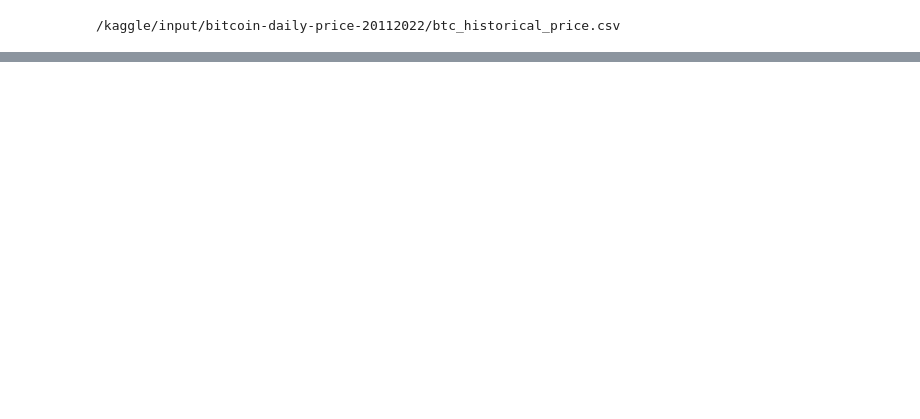
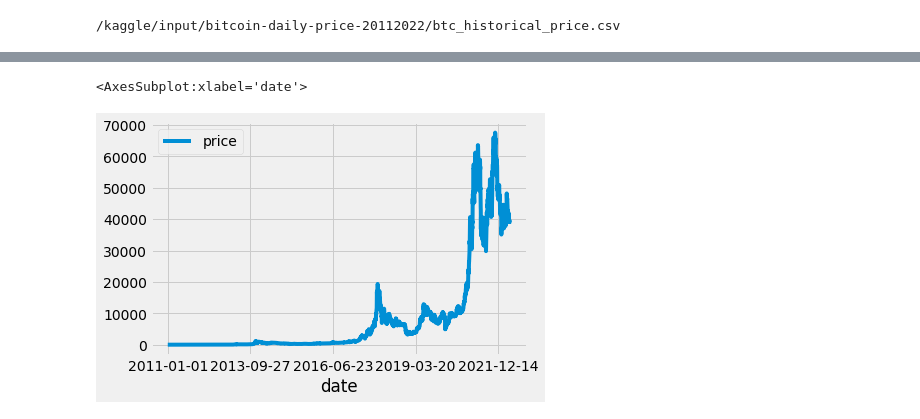
Before and after one commit to Rodgers-Tech/Bitcoin-Data-Visualization, a Jupyter notebook: bitcoin-price-prediction.ipynb, the cells around one changed output, grey strips where cells are left out. Drawn from its saved outputs; the diff is of its cells as text; code cells hidden in the pictures; blank space fills up the shorter version.

Commit message:
Kaggle Notebook | Bitcoin price prediction | Version 2

```diff
--- a/bitcoin-price-prediction.ipynb
+++ b/bitcoin-price-prediction.ipynb
@@ -18,3 +18,7 @@ for dirname, _, filenames in os.walk('/kaggle/input'):
 # You can also write temporary files to /kaggle/temp/, but they won't be saved outside of the current session
 # %% [output]
 /kaggle/input/bitcoin-daily-price-20112022/btc_historical_price.csv
+# %%
+import pandas as pd
+data = pd.read_csv('/kaggle/input/bitcoin-daily-price-20112022/btc_historical_price.csv')
+data.shape
@@ -20,0 +36,3 @@ for dirname, _, filenames in os.walk('/kaggle/input'):
+# %%
+data = data.set_index('date')
+data.head()
@@ -20,0 +57,5 @@ for dirname, _, filenames in os.walk('/kaggle/input'):
+# %%
+data.plot()
+# %% [output]
+<AxesSubplot:xlabel='date'>
+[figure, added]
```
Also changed, not shown: parts of 8 cells of this notebook.
